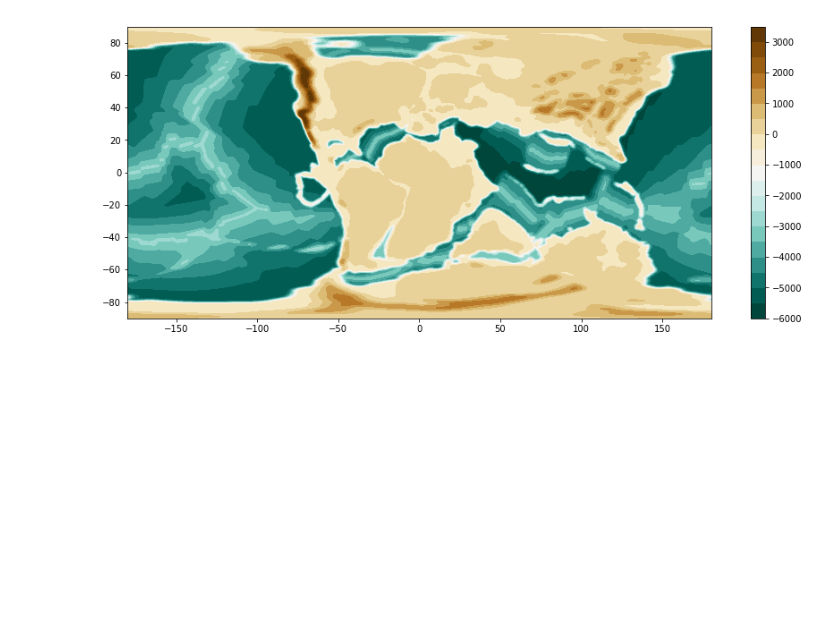
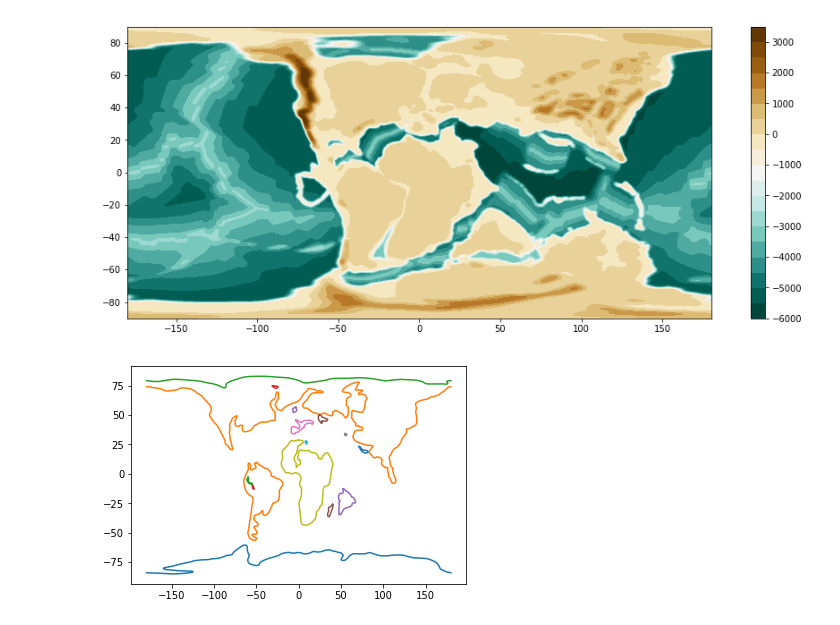
Before and after one commit to siwill22/paleotopography, a Jupyter notebook: dev/extract_contours.ipynb, the cells around one changed output. Drawn from its saved outputs; the diff is of its cells as text; code cells hidden in the pictures; blank space fills up the shorter version.

```diff
--- a/dev/extract_contours.ipynb
+++ b/dev/extract_contours.ipynb
@@ -39,3 +39,23 @@ for reconstruction_time in np.arange(0,201,1):
         polygon_list.append(polygon)
 
 pygplates.FeatureCollection(polygon_list).write('paleoshorelines_M2016.gpmlz')
+# %%
+clevel = 0
+
+reconstruction_time = 71
+
+polygon_list = []
+
+polygons = grdcontour2feature(grdfile_template % reconstruction_time,clevel)
+
+for polygon in polygons:
+    polygon.set_valid_time(reconstruction_time+0.5,reconstruction_time-0.4999)
+    polygon_list.append(polygon)
+
+#pygplates.FeatureCollection(polygon_list).write('paleoshorelines_M2016.gpmlz')
+
+for polygon in polygons:
+
+    plt.plot(polygon.get_geometry().to_lat_lon_array()[:,1],polygon.get_geometry().to_lat_lon_array()[:,0])
+# %% [output]
+[figure, added]
```
Also changed, not shown: parts of 1 cell of this notebook, 2 other files.
